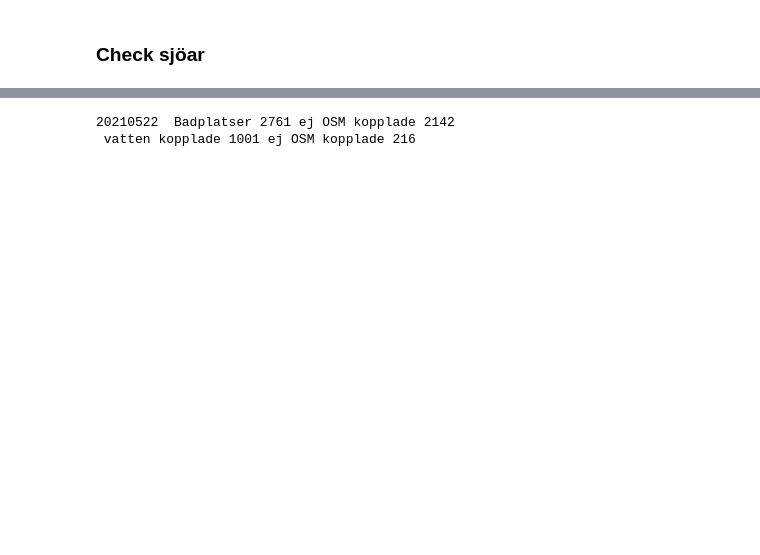
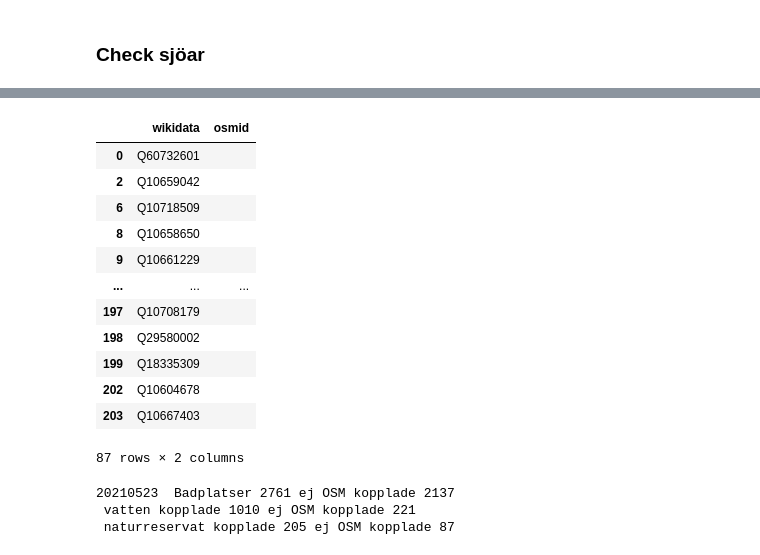
Before and after one commit to salgo60/Svenskabadplatser, a Jupyter notebook: Jupyter/OSM_Wikidata_Bathwater.ipynb, the cells around one changed output, grey strips where cells are left out. Cells and saved outputs as stored; diff of their text form; code cells hidden in the pictures; blank space fills up the shorter version.

```diff
--- a/Jupyter/OSM_Wikidata_Bathwater.ipynb
+++ b/Jupyter/OSM_Wikidata_Bathwater.ipynb
@@ -263,6 +335,25 @@ vatten kopplade 979 ej OSM kopplade 215
+# %%
+OSMNatureEmpty=OSMNature[(OSMNature['osmid']=="")]
+OSMNatureEmpty
+# %% [output]
+|  | wikidata | osmid |
+| 0 | Q60732601 |  |
+| 2 | Q10659042 |  |
+| 6 | Q10718509 |  |
+| 8 | Q10658650 |  |
+| 9 | Q10661229 |  |
+| ... | ... | ... |
+| 197 | Q10708179 |  |
+| 198 | Q29580002 |  |
+| 199 | Q18335309 |  |
+| 202 | Q10604678 |  |
+| 203 | Q10667403 |  |
+87 rows × 2 columns
 # %%
 print(start_time.strftime("%Y%m%d")," Badplatser", WDBath.shape[0], "ej OSM kopplade",OSMEmpty.shape[0])
 print(" vatten kopplade", WDSea.shape[0], "ej OSM kopplade",OSMSeaEmpty.shape[0])
+print(" naturreservat kopplade", OSMNature.shape[0], "ej OSM kopplade",OSMNatureEmpty.shape[0])
 # %% [output]
-20210522  Badplatser 2761 ej OSM kopplade 2142
- vatten kopplade 1001 ej OSM kopplade 216
+20210523  Badplatser 2761 ej OSM kopplade 2137
+ vatten kopplade 1010 ej OSM kopplade 221
+ naturreservat kopplade 205 ej OSM kopplade 87
```
Also changed, not shown: parts of 17 cells of this notebook, 2 other files.
